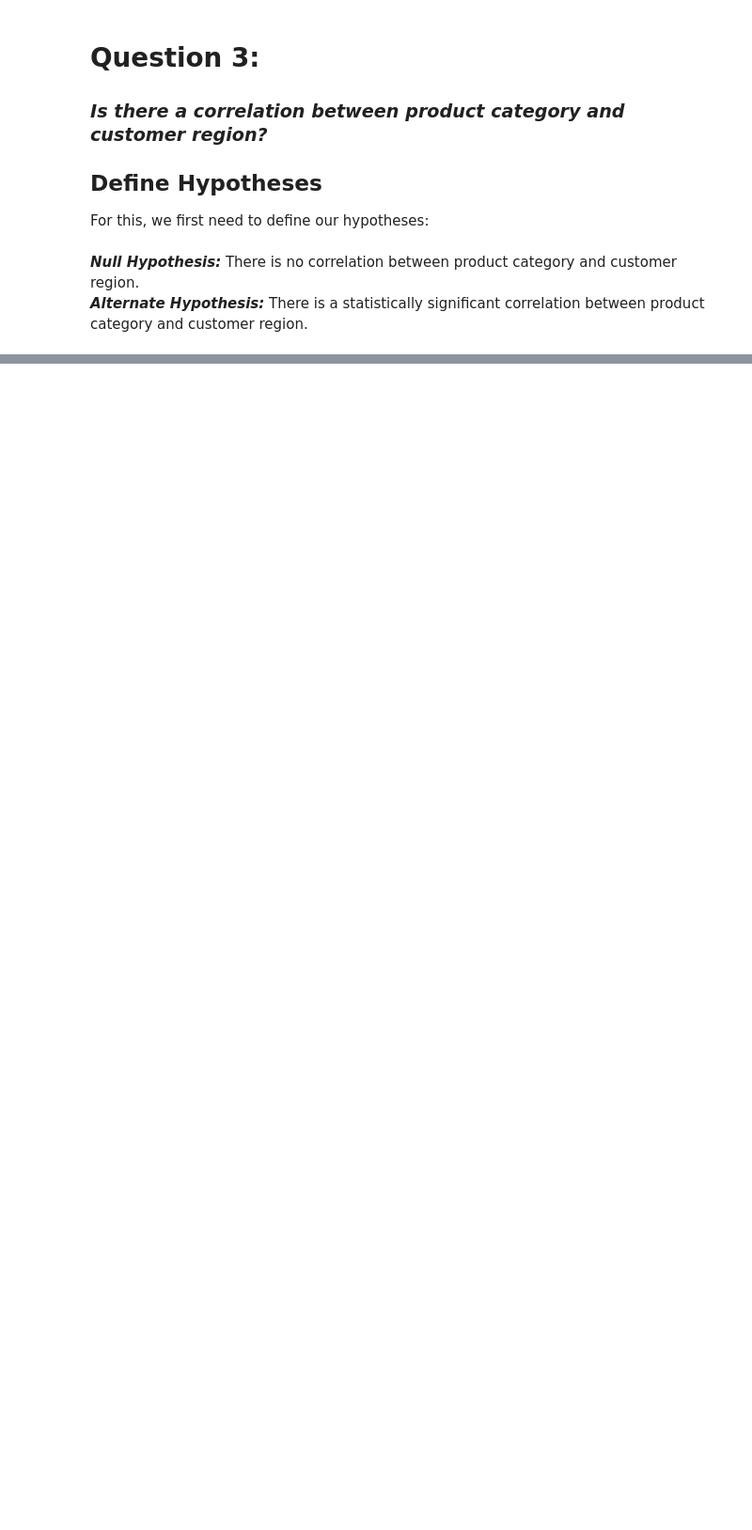
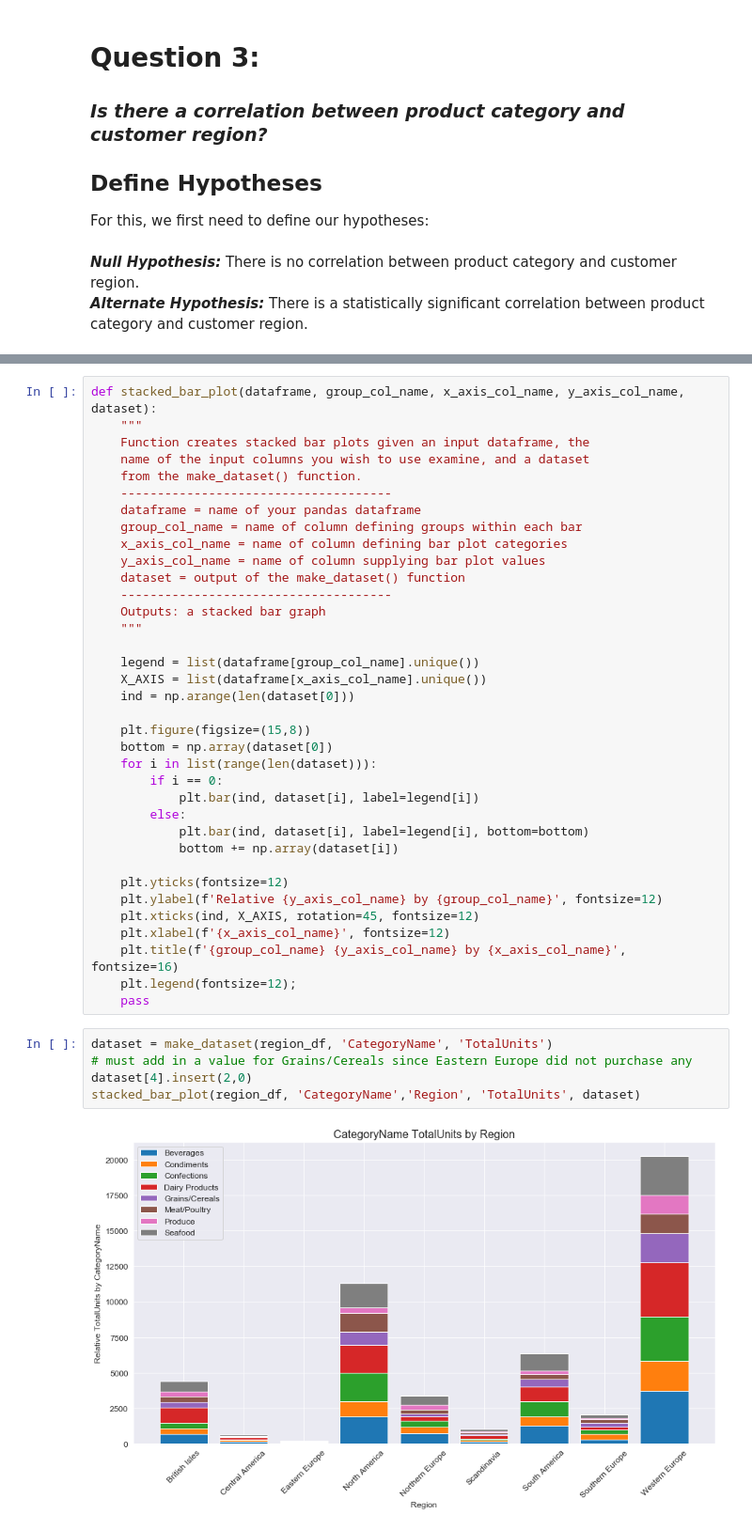
Before and after one commit to magnawhale/dsc-mod-3-project-online-ds-ft-051319, a Jupyter notebook: question_03.ipynb, the cells around one changed output, grey strips where cells are left out. Shown at 94% size. Saved outputs shown, nothing was run; the diff lists cells and outputs as text; blank space fills up the shorter version.

```diff
--- a/question_03.ipynb
+++ b/question_03.ipynb
@@ -51,0 +205,43 @@ print("\nOrder Destinations by Region\n----------------------------\n", order_df
+# %%
+def stacked_bar_plot(dataframe, group_col_name, x_axis_col_name, y_axis_col_name, dataset):
+    """
+    Function creates stacked bar plots given an input dataframe, the
+    name of the input columns you wish to use examine, and a dataset
+    from the make_dataset() function.
+    -------------------------------------
+    dataframe = name of your pandas dataframe
+    group_col_name = name of column defining groups within each bar
+    x_axis_col_name = name of column defining bar plot categories
+    y_axis_col_name = name of column supplying bar plot values
+    dataset = output of the make_dataset() function
+    -------------------------------------
+    Outputs: a stacked bar graph
+    """
+
+    legend = list(dataframe[group_col_name].unique())
+    X_AXIS = list(dataframe[x_axis_col_name].unique())
+    ind = np.arange(len(dataset[0]))
+
+    plt.figure(figsize=(15,8))
+    bottom = np.array(dataset[0])
+    for i in list(range(len(dataset))):
+        if i == 0:
+            plt.bar(ind, dataset[i], label=legend[i])
+        else:
+            plt.bar(ind, dataset[i], label=legend[i], bottom=bottom)
+            bottom += np.array(dataset[i])
+
+    plt.yticks(fontsize=12)
+    plt.ylabel(f'Relative {y_axis_col_name} by {group_col_name}', fontsize=12)
+    plt.xticks(ind, X_AXIS, rotation=45, fontsize=12)
+    plt.xlabel(f'{x_axis_col_name}', fontsize=12)
+    plt.title(f'{group_col_name} {y_axis_col_name} by {x_axis_col_name}', fontsize=16)
+    plt.legend(fontsize=12);
+    pass
+# %%
+dataset = make_dataset(region_df, 'CategoryName', 'TotalUnits')
+# must add in a value for Grains/Cereals since Eastern Europe did not purchase any
+dataset[4].insert(2,0)
+stacked_bar_plot(region_df, 'CategoryName','Region', 'TotalUnits', dataset)
+# %% [output]
+[figure, added]
```
Also changed, not shown: parts of 26 cells of this notebook, 3 other files.
